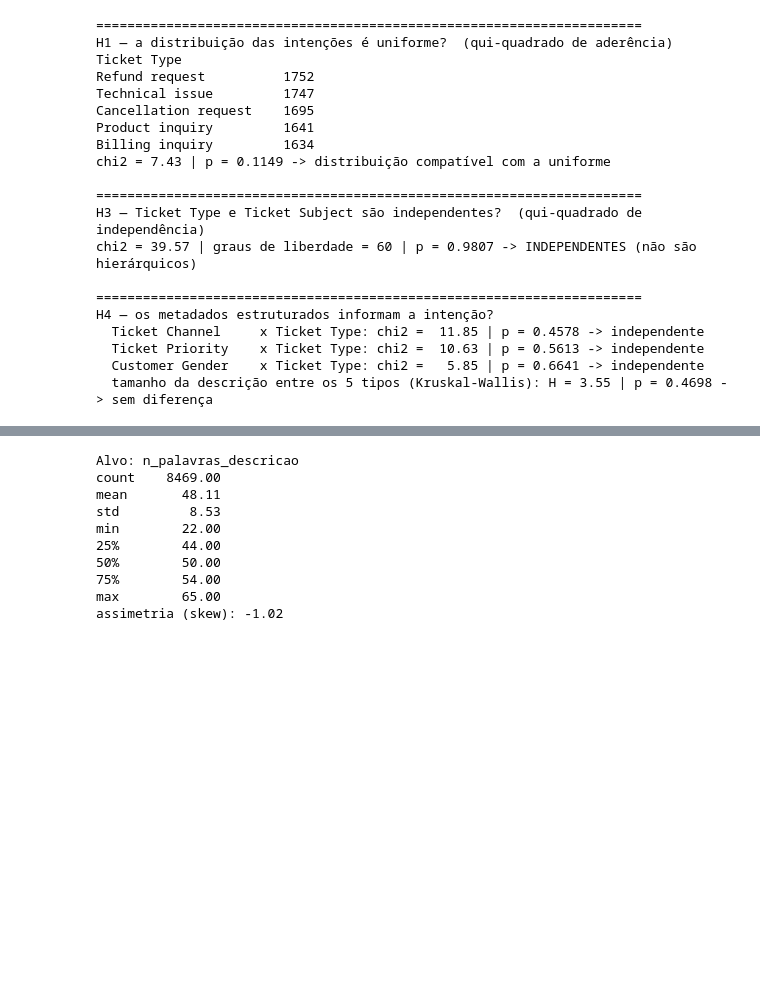
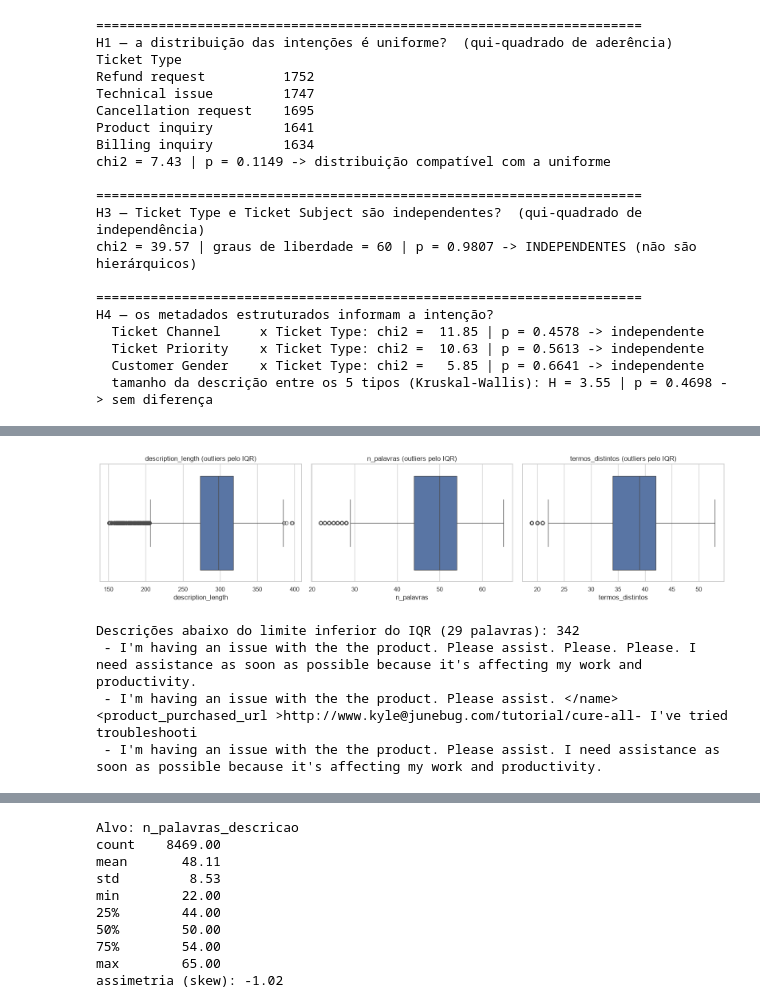
Before and after one commit to johnscottini/jonathan_pedro_vitor_daniel_tp3, a Jupyter notebook: eda/eda_tp3.ipynb, the cells around one changed output, grey strips where cells are left out. Cells and saved outputs as stored; diff of their text form; code cells hidden in the pictures; blank space fills up the shorter version.

Commit message:
Completar o EDA com o segundo teste formal, análise textual, outliers e conclusões; atualizar README e relatório

```diff
--- a/eda/eda_tp3.ipynb
+++ b/eda/eda_tp3.ipynb
@@ -1194,0 +1433,24 @@ desempenho modesto. O detalhamento e os próximos passos estão em
+# %%
+variaveis_outlier = ["Customer Age", "Customer Satisfaction Rating",
+                     "description_length", "n_palavras", "termos_distintos"]
+
+linhas = []
+for coluna in variaveis_outlier:
+    serie = df_clean[coluna].dropna().astype(float)
+    p_normal = stats.shapiro(serie.sample(500, random_state=42)).pvalue
+    normal = p_normal > 0.05
+    if normal:
+        mascara = np.abs(stats.zscore(serie)) > 3
+        metodo = "Z-score"
+    else:
+        q1, q3 = serie.quantile([0.25, 0.75])
+        iqr = q3 - q1
+        mascara = (serie < q1 - 1.5 * iqr) | (serie > q3 + 1.5 * iqr)
+        metodo = "IQR"
+    linhas.append({"variável": coluna, "Shapiro p": p_normal, "normal?": "sim" if normal else "não",
+                   "método": metodo, "outliers": int(mascara.sum()),
+                   "% outliers": round(mascara.mean() * 100, 2),
+                   "mínimo": serie.min(), "máximo": serie.max()})
+
+resumo_outliers = pd.DataFrame(linhas).set_index("variável")
+resumo_outliers
@@ -1194,0 +1465,20 @@ desempenho modesto. O detalhamento e os próximos passos estão em
+# %%
+fig, axes = plt.subplots(1, 3, figsize=(16, 4))
+for ax, coluna in zip(axes, ["description_length", "n_palavras", "termos_distintos"]):
+    sns.boxplot(x=df_clean[coluna], ax=ax)
+    ax.set_title(f"{coluna} (outliers pelo IQR)")
+plt.tight_layout()
+plt.show()
+
+q1, q3 = df_clean["n_palavras"].quantile([0.25, 0.75])
+limite_inferior = q1 - 1.5 * (q3 - q1)
+curtas = df_clean.loc[df_clean["n_palavras"] < limite_inferior, "description_clean"]
+print(f"Descrições abaixo do limite inferior do IQR ({limite_inferior:.0f} palavras): {len(curtas)}")
+for texto in curtas.head(3):
+    print(" -", texto[:160])
+# %% [output]
+[figure, added]
+Descrições abaixo do limite inferior do IQR (29 palavras): 342
+ - I'm having an issue with the the product. Please assist. Please. Please. I need assistance as soon as possible because it's affecting my work and productivity.
+ - I'm having an issue with the the product. Please assist. </name> <product_purchased_url >http://www.kyle@junebug.com/tutorial/cure-all- I've tried troubleshooti
+ - I'm having an issue with the the product. Please assist. I need assistance as soon as possible because it's affecting my work and productivity.
```
Also changed, not shown: parts of 24 cells of this notebook, 3 other files.
